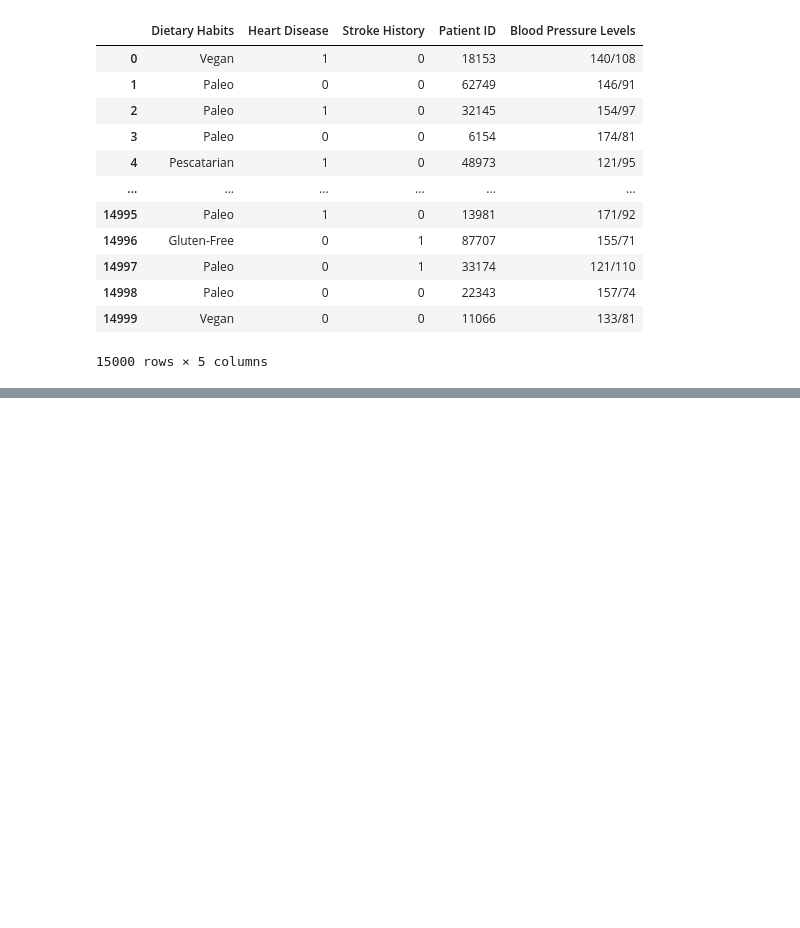
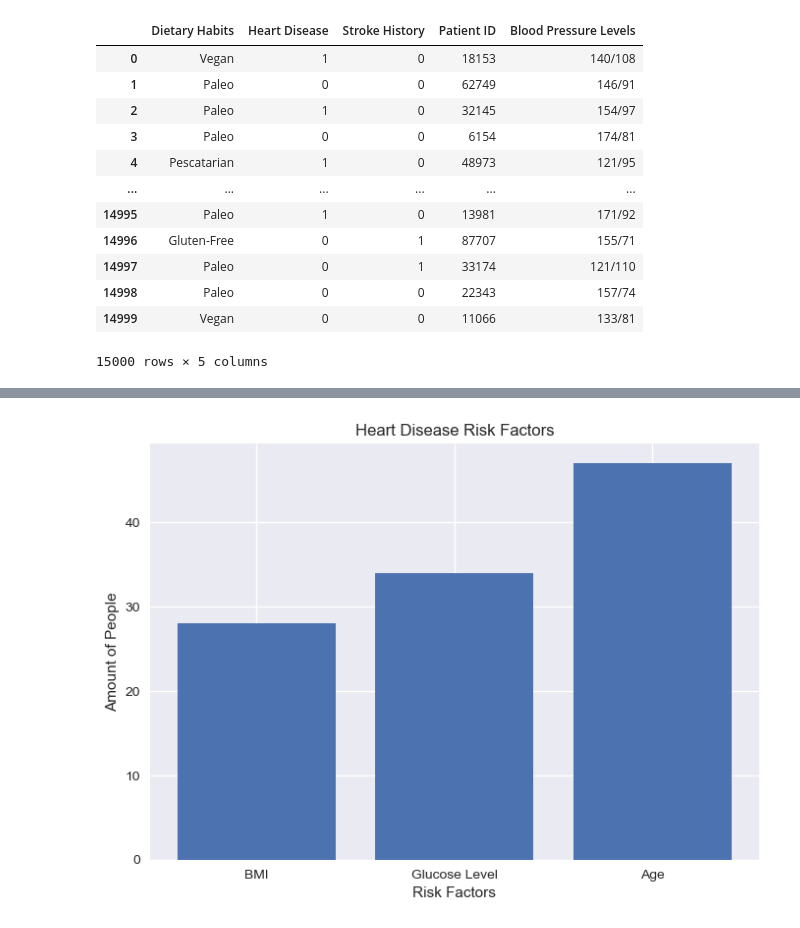
Before and after one commit to eeneedles/group-two-project-one, a Jupyter notebook: Health Care Stat.ipynb, the cells around one changed output, grey strips where cells are left out. Saved outputs shown, nothing was run; the diff lists cells and outputs as text; code cells hidden in the pictures; blank space fills up the shorter version.

```diff
--- a/Health Care Stat.ipynb
+++ b/Health Care Stat.ipynb
@@ -624,0 +525,11 @@ plt.show()
+# %%
+# Create a chart showing the amount of people who had a stroke with Heart Disease. Factor and display the amount of people who had a stroke with Heart Disease and had above averaage glucose level, BMI and Age (Stroke_Prediction)
+
+plt.bar(['BMI', 'Glucose Level', 'Age'], [Heart_Disease_BMI["stroke"].sum(), Heart_Disease_Glucose_Level["stroke"].sum(), Heart_Disease_Age["stroke"].sum()])
+plt.title('Heart Disease Risk Factors')
+plt.xlabel('Risk Factors')
+plt.ylabel('Amount of People')
+plt.style.use('seaborn')
+plt.show()
+# %% [output]
+[figure, added]
```
Also changed, not shown: parts of 16 cells of this notebook, 5 other files.
